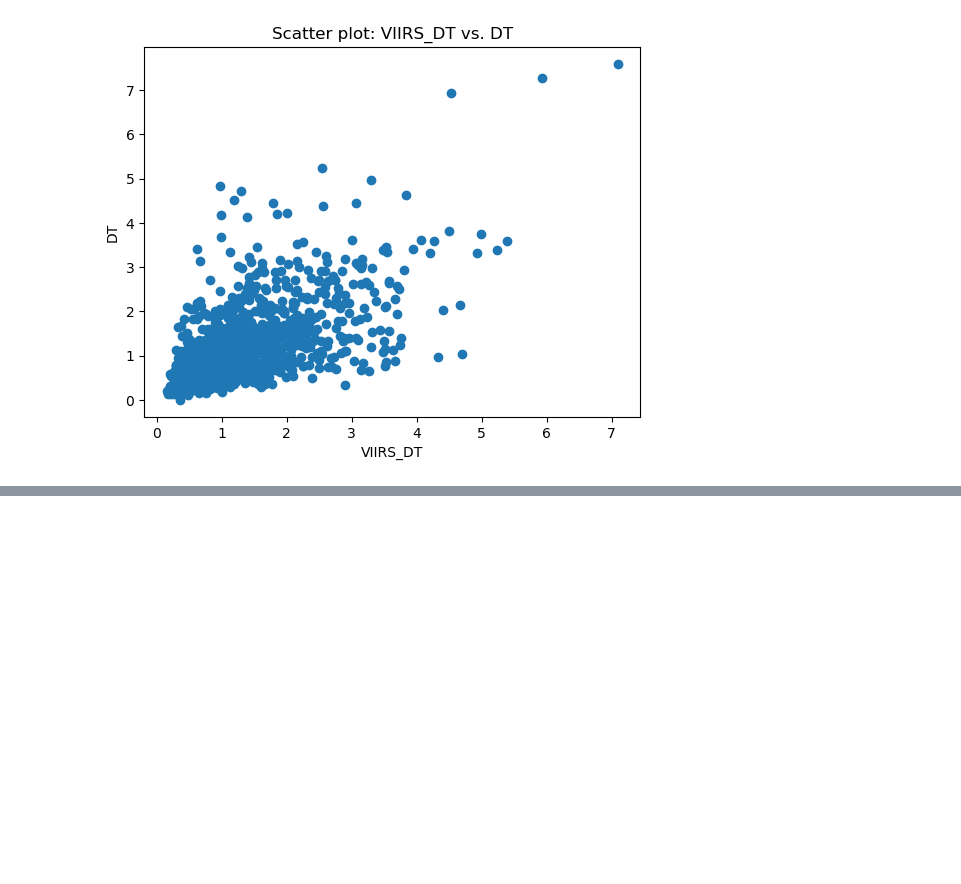
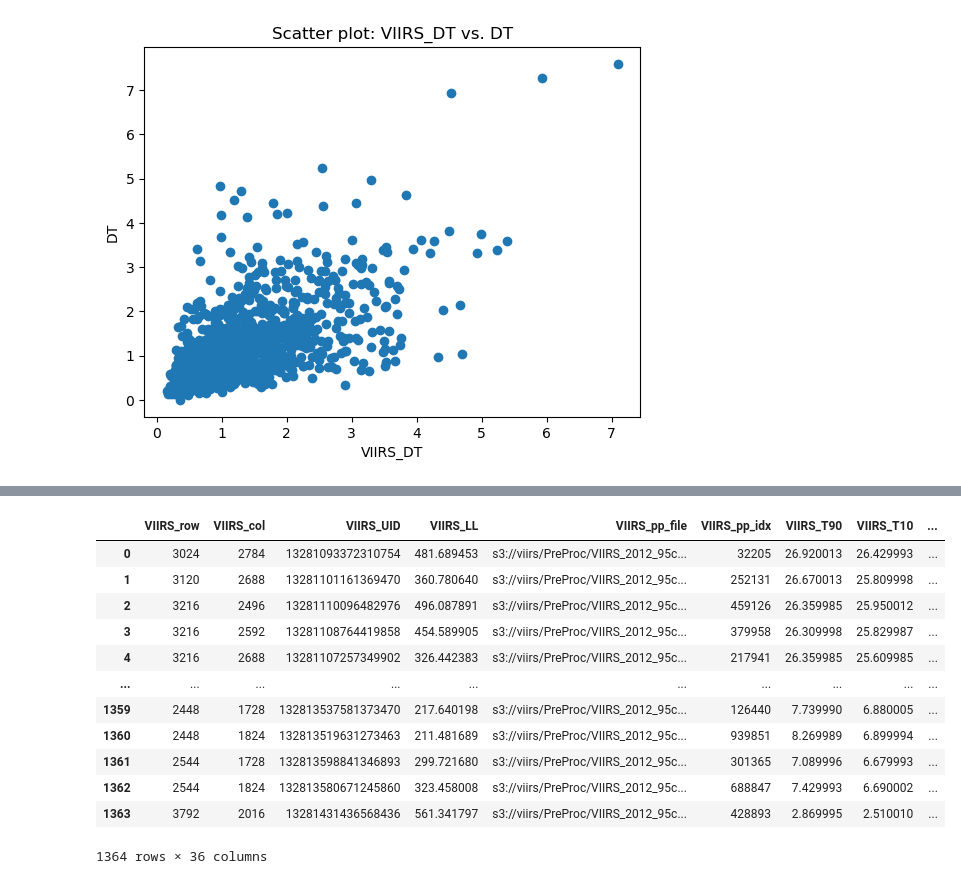
Before and after one commit to AI-for-Ocean-Science/ulmo, a Jupyter notebook: ulmo/sst_l3s/examining_extraction_tbls.ipynb, the cells around one changed output, grey strips where cells are left out. Cells and saved outputs as stored; diff of their text form; code cells hidden in the pictures; blank space fills up the shorter version.

```diff
--- a/ulmo/sst_l3s/examining_extraction_tbls.ipynb
+++ b/ulmo/sst_l3s/examining_extraction_tbls.ipynb
@@ -670,0 +689,16 @@ df[['VIIRS_T90', 'VIIRS_DT', 'mean_temperature', 'Tmin', 'Tmax', 'T90']]
+# %%
+tmp_NEW
+# %% [output]
+|  | VIIRS_row | VIIRS_col | VIIRS_UID | VIIRS_LL | VIIRS_pp_file | VIIRS_pp_idx | VIIRS_T90 | VIIRS_T10 | ... |
+| 0 | 3024 | 2784 | 13281093372310754 | 481.689453 | s3://viirs/PreProc/VIIRS_2012_95c... | 32205 | 26.920013 | 26.429993 | ... |
+| 1 | 3120 | 2688 | 13281101161369470 | 360.780640 | s3://viirs/PreProc/VIIRS_2012_95c... | 252131 | 26.670013 | 25.809998 | ... |
+| 2 | 3216 | 2496 | 13281110096482976 | 496.087891 | s3://viirs/PreProc/VIIRS_2012_95c... | 459126 | 26.359985 | 25.950012 | ... |
+| 3 | 3216 | 2592 | 13281108764419858 | 454.589905 | s3://viirs/PreProc/VIIRS_2012_95c... | 379958 | 26.309998 | 25.829987 | ... |
+| 4 | 3216 | 2688 | 13281107257349902 | 326.442383 | s3://viirs/PreProc/VIIRS_2012_95c... | 217941 | 26.359985 | 25.609985 | ... |
+| ... | ... | ... | ... | ... | ... | ... | ... | ... | ... |
+| 1359 | 2448 | 1728 | 132813537581373470 | 217.640198 | s3://viirs/PreProc/VIIRS_2012_95c... | 126440 | 7.739990 | 6.880005 | ... |
+| 1360 | 2448 | 1824 | 132813519631273463 | 211.481689 | s3://viirs/PreProc/VIIRS_2012_95c... | 939851 | 8.269989 | 6.899994 | ... |
+| 1361 | 2544 | 1728 | 132813598841346893 | 299.721680 | s3://viirs/PreProc/VIIRS_2012_95c... | 301365 | 7.089996 | 6.679993 | ... |
+| 1362 | 2544 | 1824 | 132813580671245860 | 323.458008 | s3://viirs/PreProc/VIIRS_2012_95c... | 688847 | 7.429993 | 6.690002 | ... |
+| 1363 | 3792 | 2016 | 13281431436568436 | 561.341797 | s3://viirs/PreProc/VIIRS_2012_95c... | 428893 | 2.869995 | 2.510010 | ... |
+1364 rows × 36 columns
```
Also changed, not shown: parts of 25 cells of this notebook.
